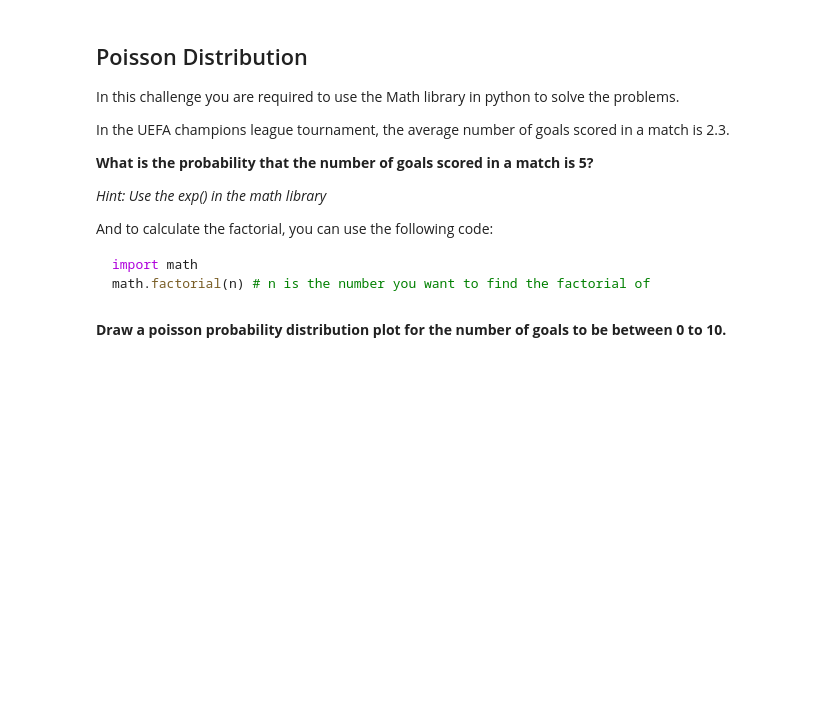
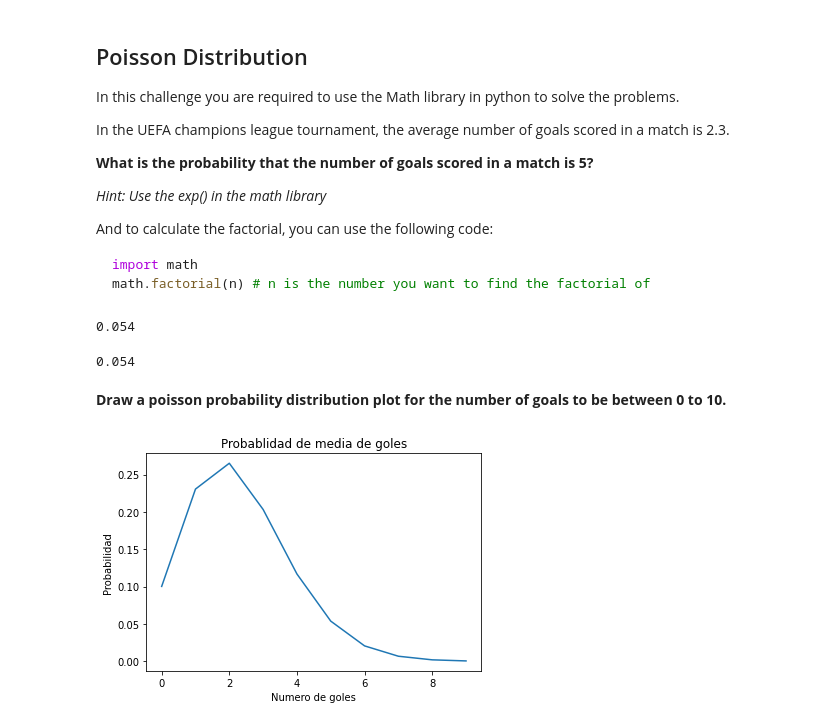
Before and after one commit to Ironhack-Data-Madrid-Enero-2022/lab-discrete-probability-distributions, a Jupyter notebook: your-code/main.ipynb, the cells around one changed output. Drawn from its saved outputs; the diff is of its cells as text; code cells hidden in the pictures; blank space fills up the shorter version.

```diff
--- a/your-code/main.ipynb
+++ b/your-code/main.ipynb
@@ -82,2 +109,10 @@ math.factorial(n) # n is the number you want to find the factorial of
+# %%
+round(poisson.pmf(5, 2.3),3)
+# %% [output]
+0.054
+# %%
+round(math.exp(-2.3)*2.3**5/math.factorial(5),3)
+# %% [output]
+0.054
 # %% [markdown]
 **Draw a poisson probability distribution plot for the number of goals to be between 0 to 10.**
@@ -86,0 +119,11 @@ math.factorial(n) # n is the number you want to find the factorial of
+# %%
+# Please label the axes and give a title to the plot
+x=[i for i in range(10)]
+y=[poisson.pmf(x, 2.3) for x in x]
+
+plt.plot(x, y);
+plt.xlabel('Numero de goles');
+plt.ylabel('Probabilidad');
+plt.title('Probablidad de media de goles');
+# %% [output]
+[figure, added]
```
Also changed, not shown: parts of 14 cells of this notebook.
